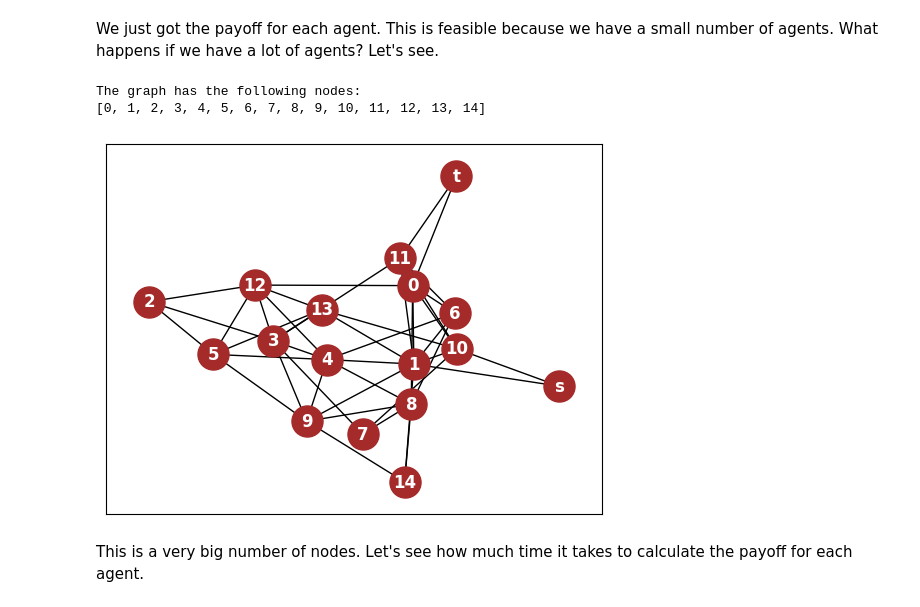
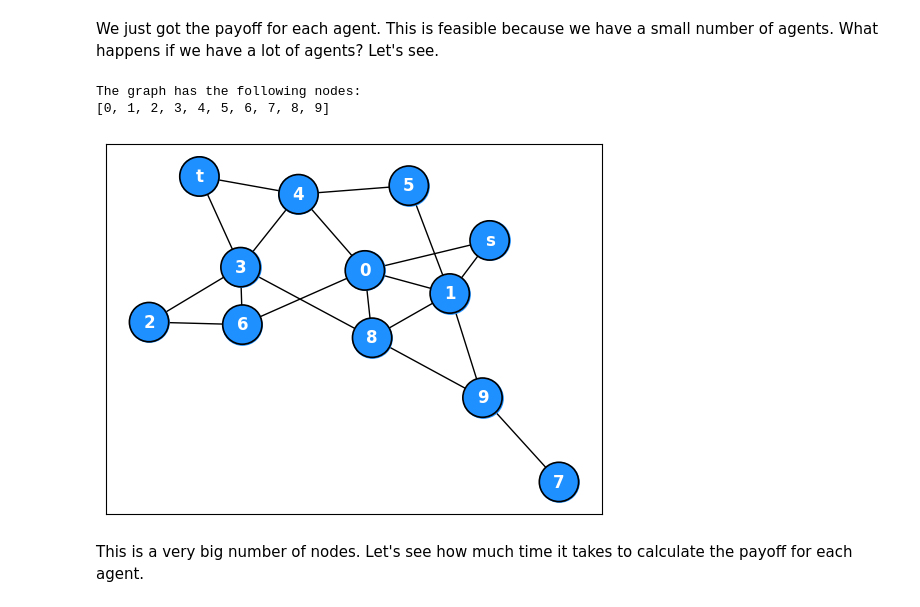
Before and after one commit to danieleavolio/2nd-Year, a Jupyter notebook: Algorithmic Game Theory/Progetto/project.ipynb, the cells around one changed output. Saved outputs shown, nothing was run; the diff lists cells and outputs as text; code cells hidden in the pictures.

```diff
--- a/Algorithmic Game Theory/Progetto/project.ipynb
+++ b/Algorithmic Game Theory/Progetto/project.ipynb
@@ -222,7 +222,7 @@ We just got the payoff for each agent. This is feasible because we have a small
 # Generate a big random graph, having s and t as starting and ending nodes
 import random
 random.seed(42)
-G2 = nx.gnm_random_graph(10, 20, seed=42, directed=False)
+G2 = nx.gnm_random_graph(10, 15, seed=42, directed=False)
 
 print ("The graph has the following nodes: ")
 print (list(G2.nodes()))
@@ -248,16 +248,17 @@ G2.add_edge(random.choice(nodes), 't')
 G2 = nx.relabel_nodes(G2, lambda x: str(x)) # type: ignore
 # %% [output]
 The graph has the following nodes:
-[0, 1, 2, 3, 4, 5, 6, 7, 8, 9, 10, 11, 12, 13, 14]
+[0, 1, 2, 3, 4, 5, 6, 7, 8, 9]
 # %%
 #Plot the graph
 pos = nx.spring_layout(G2, seed=42)
-nx.draw_networkx_nodes(G2,pos, node_color='brown', node_size=500, alpha=1)
+nx.draw_networkx_nodes(G2,pos, node_color='dodgerblue', node_size=800, alpha=1)
+nx.draw_networkx_nodes(G2,pos, node_color='None', node_size=800, alpha=1, edgecolors='black', linewidths=1.2)
 nx.draw_networkx_edges(G2,pos, width=1.0, alpha=1)
 nx.draw_networkx_labels(G2,pos, font_color='white', font_size=12, font_weight='bold')
 plt.show()
 # %% [output]
-[figure, old version]
+[figure, new version]
 # %% [markdown]
 This is a very big number of nodes. Let's see how much time it takes to calculate the payoff for each agent.
 # %%
```
Also changed, not shown: parts of 31 cells of this notebook.
